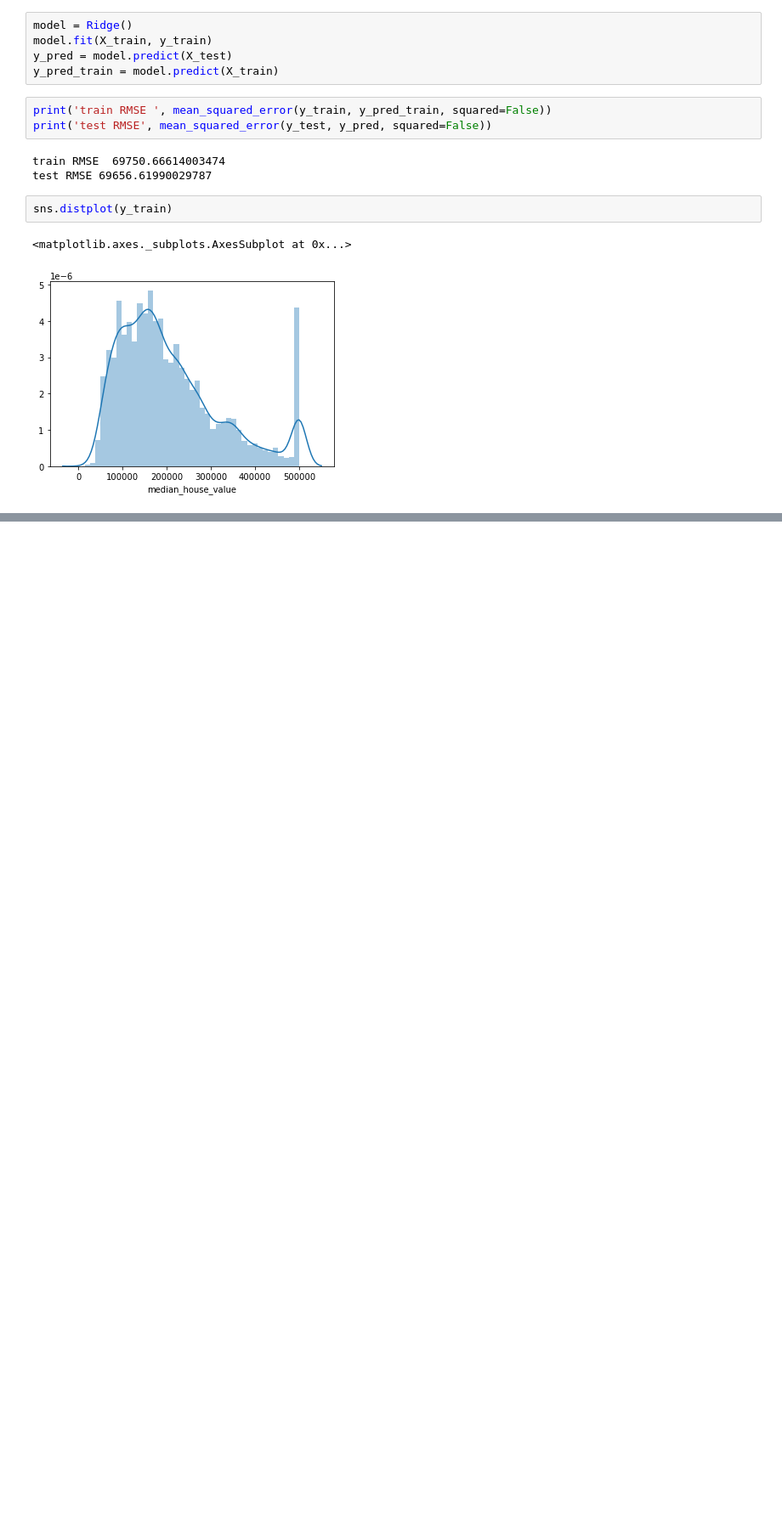
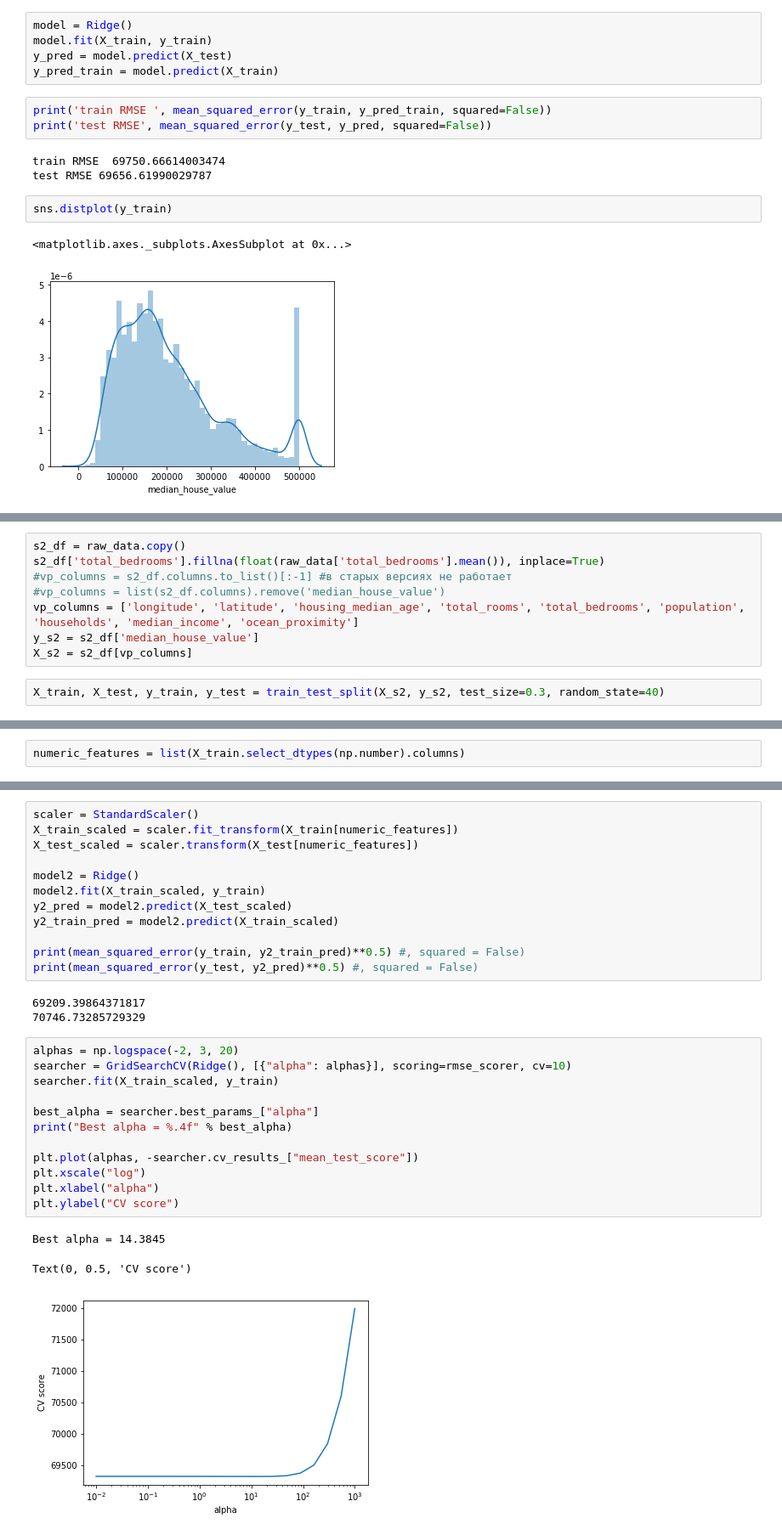
Before and after one commit to lexbrown/California_housing, a Jupyter notebook: Calif_housing.ipynb, the cells around one changed output, grey strips where cells are left out. Shown at 85% size. Drawn from its saved outputs; the diff is of its cells as text; blank space fills up the shorter version.

```diff
--- a/Calif_housing.ipynb
+++ b/Calif_housing.ipynb
@@ -314,0 +334,10 @@ sns.distplot(y_train)
+# %%
+s2_df = raw_data.copy()
+s2_df['total_bedrooms'].fillna(float(raw_data['total_bedrooms'].mean()), inplace=True)
+#vp_columns = s2_df.columns.to_list()[:-1] #в старых версиях не работает
+#vp_columns = list(s2_df.columns).remove('median_house_value')
+vp_columns = ['longitude', 'latitude', 'housing_median_age', 'total_rooms', 'total_bedrooms', 'population', 'households', 'median_income', 'ocean_proximity']
+y_s2 = s2_df['median_house_value']
+X_s2 = s2_df[vp_columns]
+# %%
+X_train, X_test, y_train, y_test = train_test_split(X_s2, y_s2, test_size=0.3, random_state=40)
@@ -314,0 +353,2 @@ sns.distplot(y_train)
+# %%
+numeric_features = list(X_train.select_dtypes(np.number).columns)
@@ -314,0 +366,31 @@ sns.distplot(y_train)
+# %%
+scaler = StandardScaler()
+X_train_scaled = scaler.fit_transform(X_train[numeric_features])
+X_test_scaled = scaler.transform(X_test[numeric_features])
+
+model2 = Ridge()
+model2.fit(X_train_scaled, y_train)
+y2_pred = model2.predict(X_test_scaled)
+y2_train_pred = model2.predict(X_train_scaled)
+
+print(mean_squared_error(y_train, y2_train_pred)**0.5) #, squared = False)
+print(mean_squared_error(y_test, y2_pred)**0.5) #, squared = False)
+# %% [output]
+69209.39864371817
+70746.73285729329
+# %%
+alphas = np.logspace(-2, 3, 20)
+searcher = GridSearchCV(Ridge(), [{"alpha": alphas}], scoring=rmse_scorer, cv=10)
+searcher.fit(X_train_scaled, y_train)
+
+best_alpha = searcher.best_params_["alpha"]
+print("Best alpha = %.4f" % best_alpha)
+
+plt.plot(alphas, -searcher.cv_results_["mean_test_score"])
+plt.xscale("log")
+plt.xlabel("alpha")
+plt.ylabel("CV score")
+# %% [output]
+Best alpha = 14.3845
+Text(0, 0.5, 'CV score')
+[figure, added]
```
Also changed, not shown: parts of 10 cells of this notebook.
